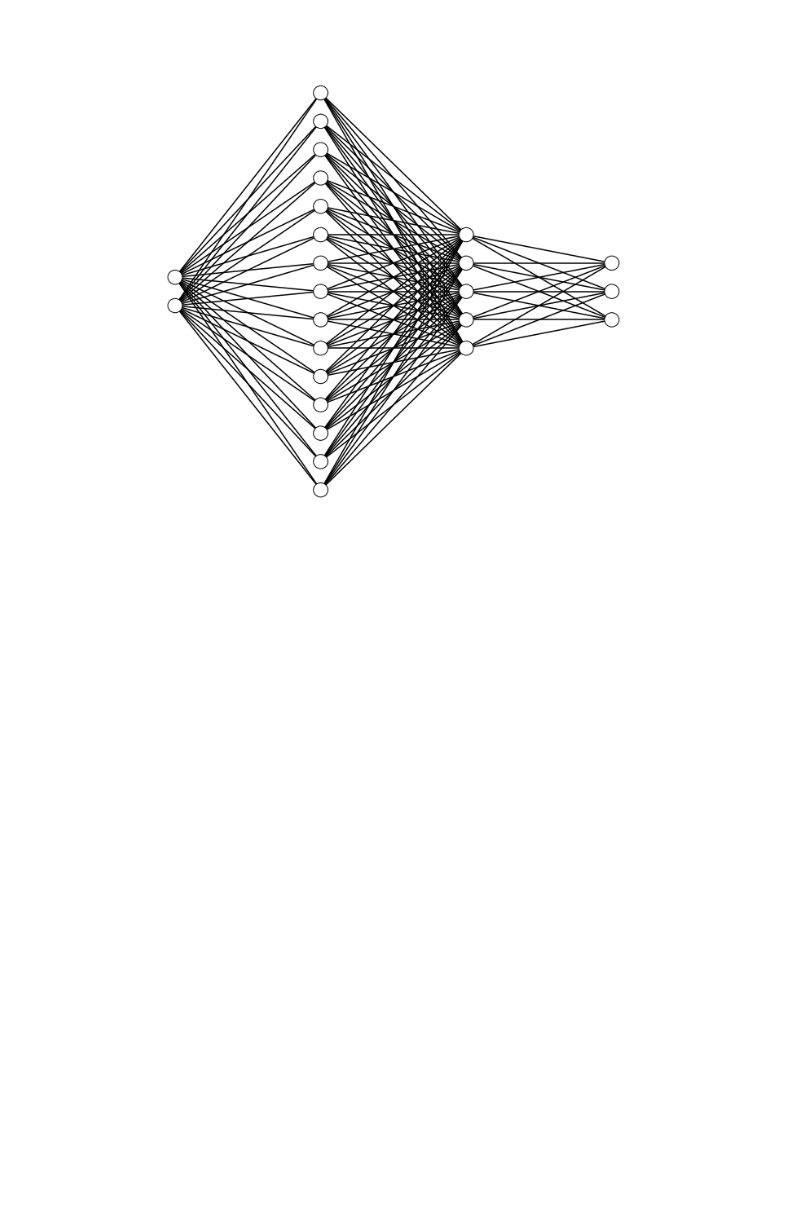
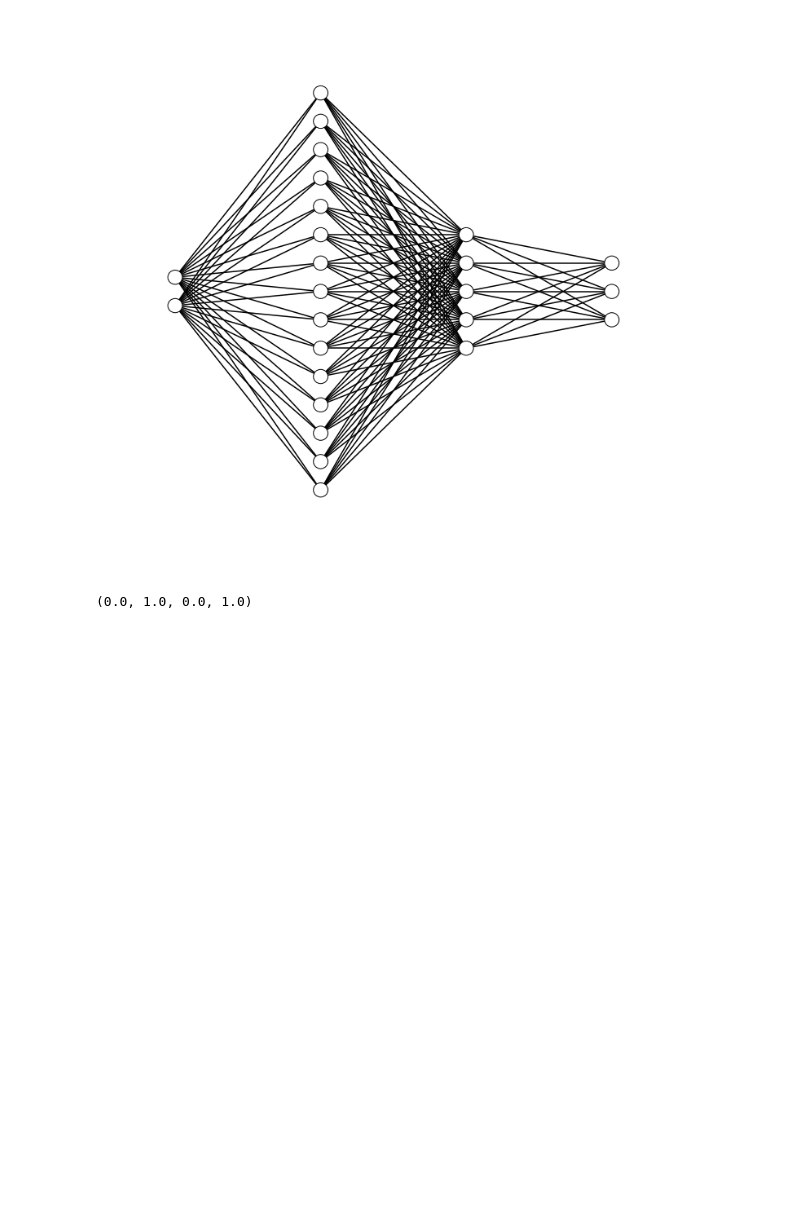
Before and after one commit to frknayk/WeightVis, a Jupyter notebook: plotting.ipynb, the cells around one changed output. Cells and saved outputs as stored; diff of their text form; code cells hidden in the pictures; blank space fills up the shorter version.

Commit message:
plotting updated

```diff
--- a/plotting.ipynb
+++ b/plotting.ipynb
@@ -197,0 +281,7 @@ def draw_neural_net(ax, left, right, bottom, top, layer_sizes):
+# %%
+fig66 = plt.figure(figsize=(12, 12))
+ax = fig66.gca()
+ax.axis('off')
+# %% [output]
+(0.0, 1.0, 0.0, 1.0)
+[figure, added]
```
Also changed, not shown: parts of 1 cell of this notebook.
